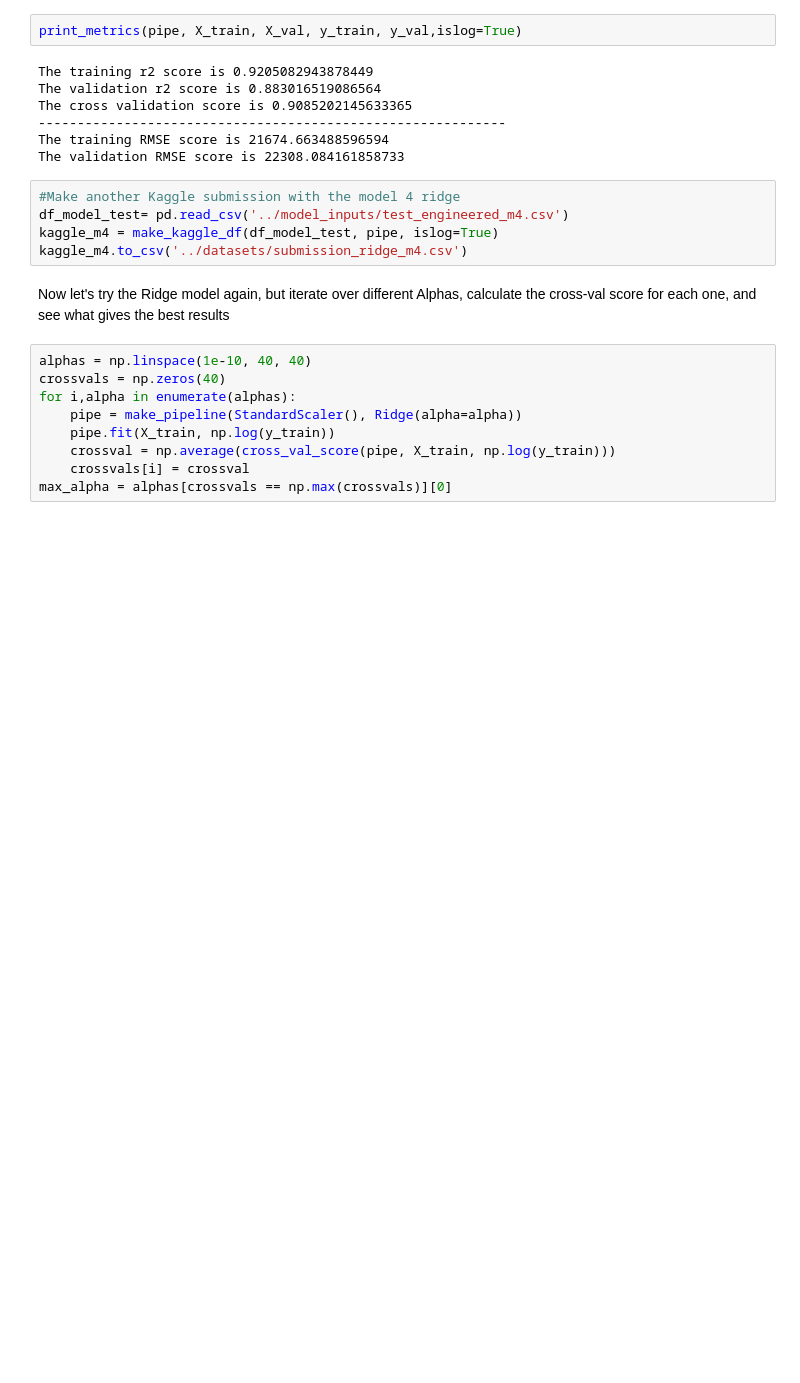
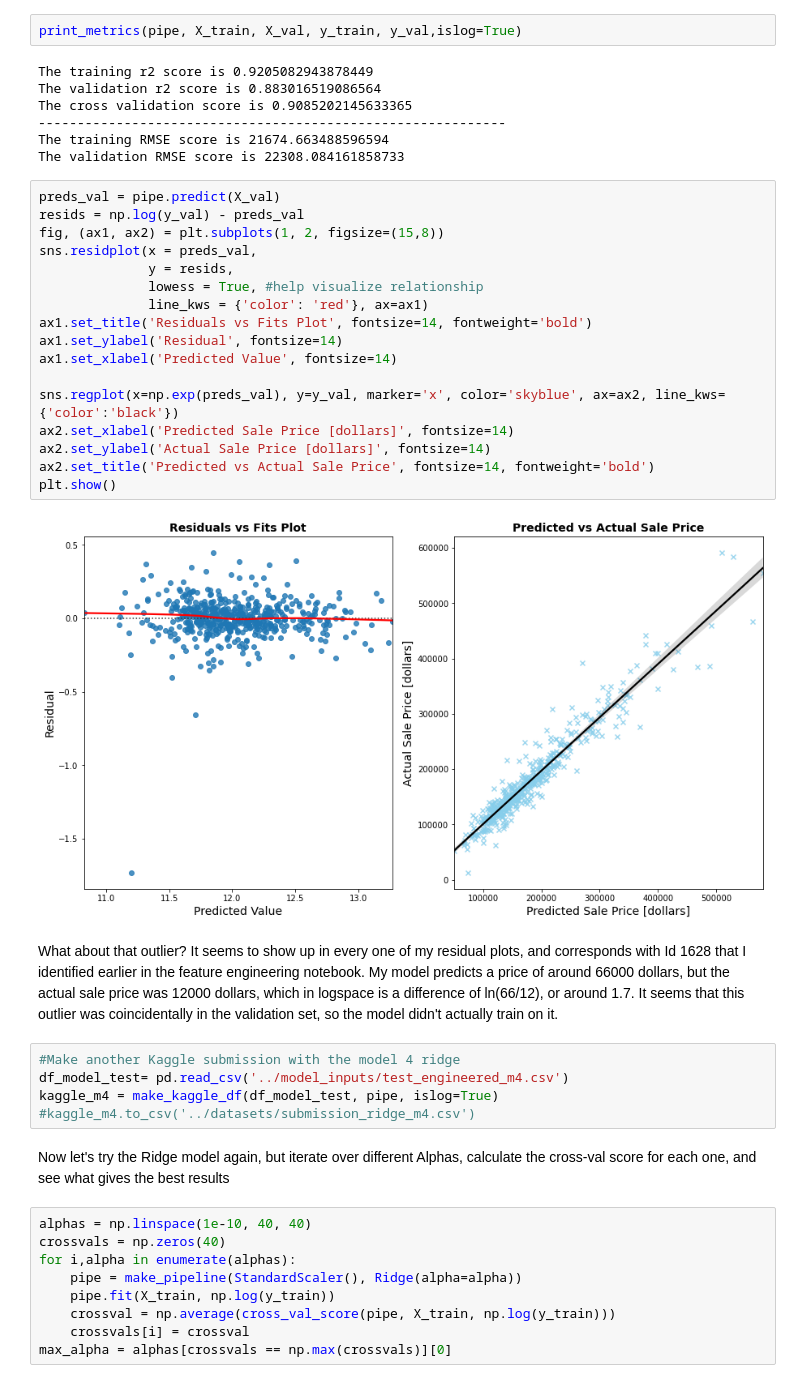
Before and after one commit to martijndevries/AmesHousingPrices, a Jupyter notebook: code/Modeling.ipynb, the cells around one changed output. Cells and saved outputs as stored; diff of their text form; blank space fills up the shorter version.

Commit message:
Expaned on modeling insights

```diff
--- a/code/Modeling.ipynb
+++ b/code/Modeling.ipynb
@@ -462,11 +463,32 @@ The cross validation score is 0.9085202145633365
 ------------------------------------------------------------
 The training RMSE score is 21674.663488596594
 The validation RMSE score is 22308.084161858733
+# %%
+preds_val = pipe.predict(X_val)
+resids = np.log(y_val) - preds_val
+fig, (ax1, ax2) = plt.subplots(1, 2, figsize=(15,8))
+sns.residplot(x = preds_val,
+              y = resids,
+              lowess = True, #help visualize relationship
+              line_kws = {'color': 'red'}, ax=ax1)
+ax1.set_title('Residuals vs Fits Plot', fontsize=14, fontweight='bold')
+ax1.set_ylabel('Residual', fontsize=14)
+ax1.set_xlabel('Predicted Value', fontsize=14)
+
+sns.regplot(x=np.exp(preds_val), y=y_val, marker='x', color='skyblue', ax=ax2, line_kws={'color':'black'})
+ax2.set_xlabel('Predicted Sale Price [dollars]', fontsize=14)
+ax2.set_ylabel('Actual Sale Price [dollars]', fontsize=14)
+ax2.set_title('Predicted vs Actual Sale Price', fontsize=14, fontweight='bold')
+plt.show()
+# %% [output]
+[figure, added]
+# %% [markdown]
+What about that outlier? It seems to show up in every one of my residual plots, and corresponds with Id 1628 that I identified earlier in the feature engineering notebook. My model predicts a price of around 66000 dollars, but the actual sale price was 12000 dollars, which in logspace is a difference of ln(66/12), or around 1.7. It seems that this outlier was coincidentally in the validation set, so the model didn't actually train on it.
 # %%
 #Make another Kaggle submission with the model 4 ridge
 df_model_test= pd.read_csv('../model_inputs/test_engineered_m4.csv')
 kaggle_m4 = make_kaggle_df(df_model_test, pipe, islog=True)
-kaggle_m4.to_csv('../datasets/submission_ridge_m4.csv')
+#kaggle_m4.to_csv('../datasets/submission_ridge_m4.csv')
 # %% [markdown]
 Now let's try the Ridge model again, but iterate over different Alphas, calculate the cross-val score for each one, and see what gives the best results
 # %%
```
Also changed, not shown: parts of 8 cells of this notebook, 6 other files.
